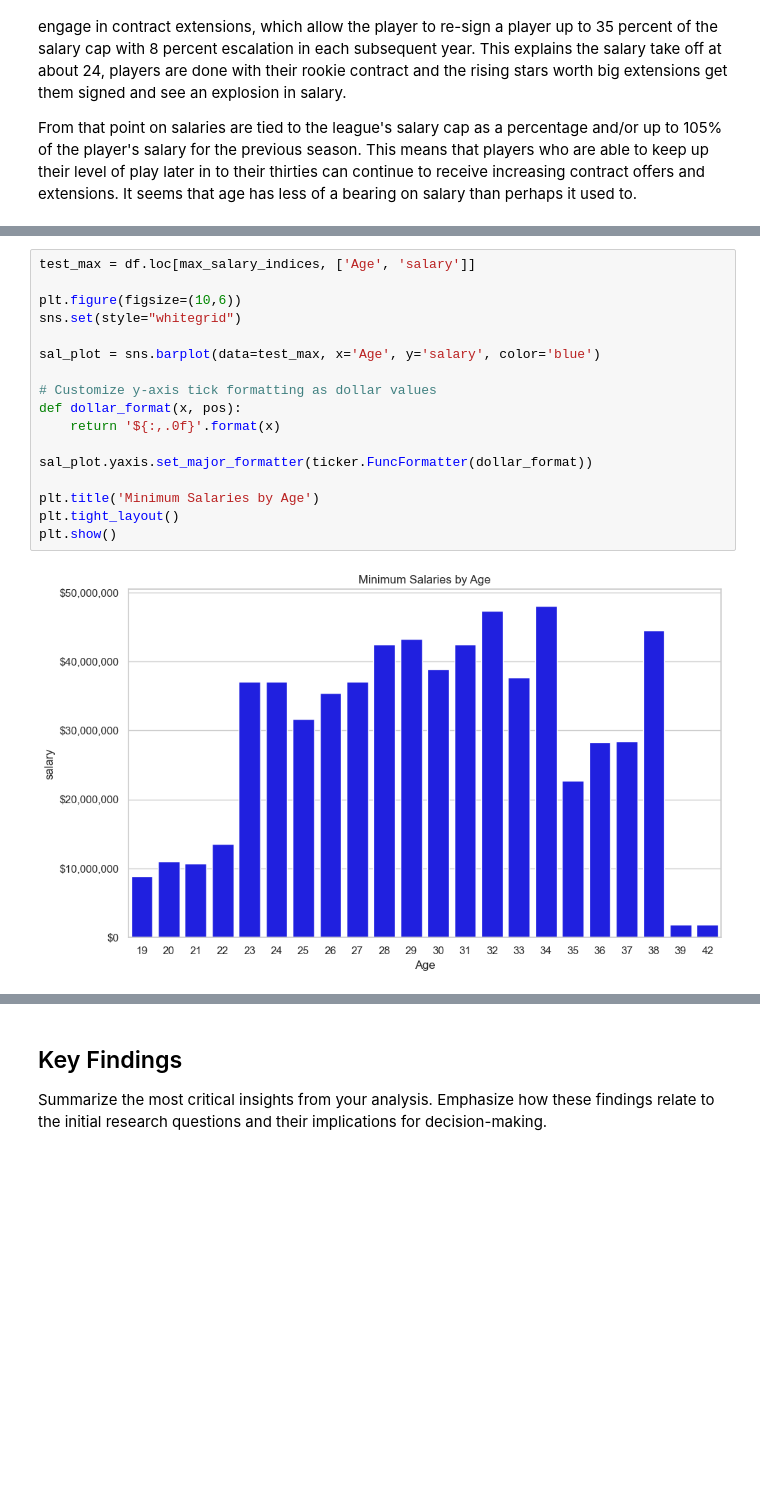
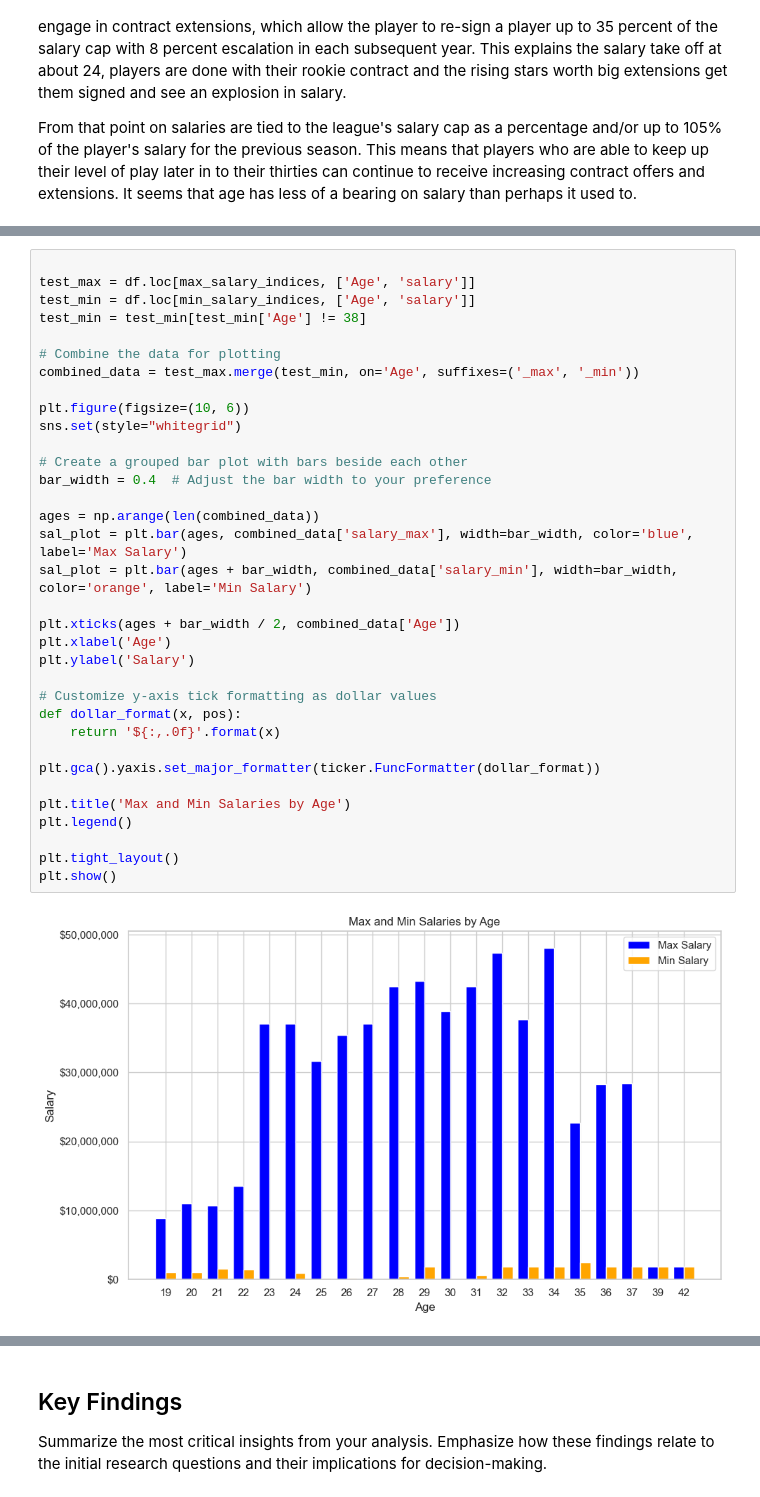
Before and after one commit to Harg-Ryan/NBA-Salary-Exploratory-Analysis-2022_23-Season, a Jupyter notebook: notebooks/NBASalaryAnalysisReport.ipynb, the cells around one changed output, grey strips where cells are left out. Saved outputs shown, nothing was run; the diff lists cells and outputs as text; blank space fills up the shorter version.

```diff
--- a/notebooks/NBASalaryAnalysisReport.ipynb
+++ b/notebooks/NBASalaryAnalysisReport.ipynb
@@ -486,19 +486,36 @@ side_by_side(min, max)
 # %%
+
 test_max = df.loc[max_salary_indices, ['Age', 'salary']]
+test_min = df.loc[min_salary_indices, ['Age', 'salary']]
+test_min = test_min[test_min['Age'] != 38]
 
-plt.figure(figsize=(10,6))
+# Combine the data for plotting
+combined_data = test_max.merge(test_min, on='Age', suffixes=('_max', '_min'))
+
+plt.figure(figsize=(10, 6))
 sns.set(style="whitegrid")
 
-sal_plot = sns.barplot(data=test_max, x='Age', y='salary', color='blue')
+# Create a grouped bar plot with bars beside each other
+bar_width = 0.4  # Adjust the bar width to your preference
+
+ages = np.arange(len(combined_data))
+sal_plot = plt.bar(ages, combined_data['salary_max'], width=bar_width, color='blue', label='Max Salary')
+sal_plot = plt.bar(ages + bar_width, combined_data['salary_min'], width=bar_width, color='orange', label='Min Salary')
+
+plt.xticks(ages + bar_width / 2, combined_data['Age'])
+plt.xlabel('Age')
+plt.ylabel('Salary')
 
 # Customize y-axis tick formatting as dollar values
 def dollar_format(x, pos):
     return '${:,.0f}'.format(x)
 
-sal_plot.yaxis.set_major_formatter(ticker.FuncFormatter(dollar_format))
+plt.gca().yaxis.set_major_formatter(ticker.FuncFormatter(dollar_format))
 
-plt.title('Minimum Salaries by Age')
+plt.title('Max and Min Salaries by Age')
+plt.legend()
+
 plt.tight_layout()
 plt.show()
 # %% [output]
-[figure, old version]
+[figure, new version]
```
Also changed, not shown: parts of 10 cells of this notebook.
